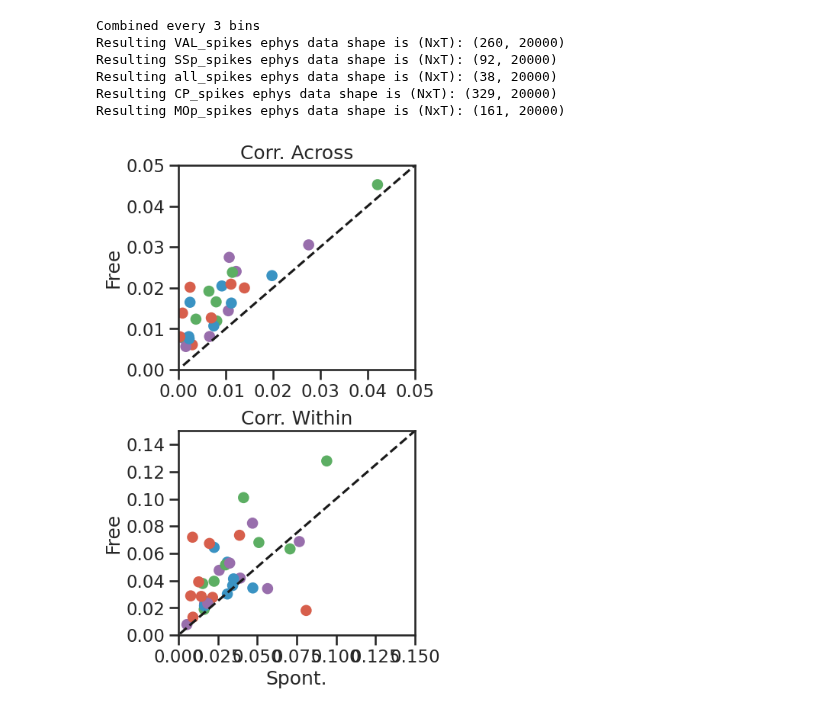
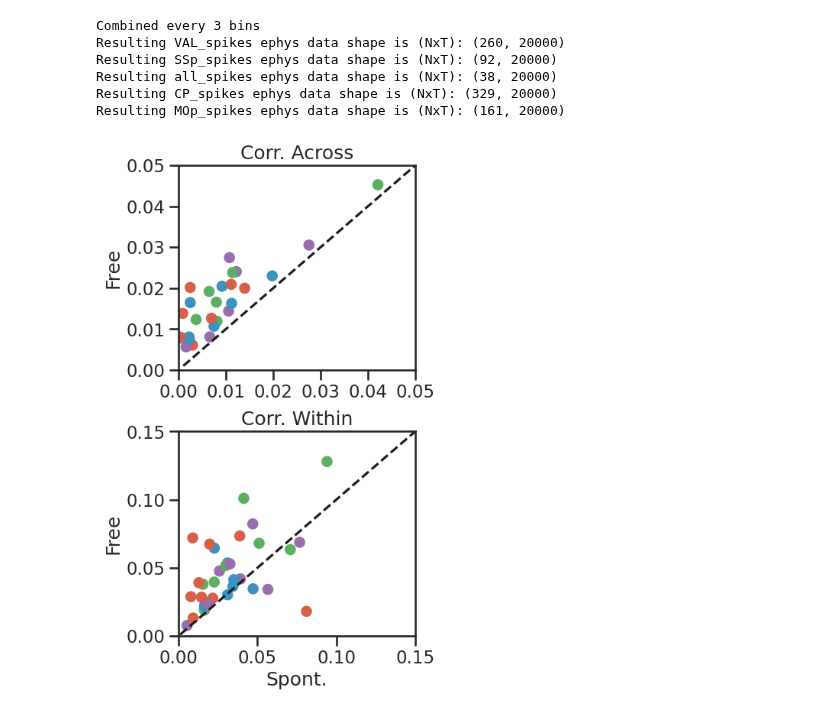
Before and after one commit to martinesparza/earthquake-analysis, a Jupyter notebook: notebooks/pipelines/rrr.ipynb, the cells around one changed output. Saved outputs shown, nothing was run; the diff lists cells and outputs as text; code cells hidden in the pictures.

```diff
--- a/notebooks/pipelines/rrr.ipynb
+++ b/notebooks/pipelines/rrr.ipynb
@@ -1018,35 +1015,44 @@ Resulting all_spikes ephys data shape is (NxT): (38, 20000)
 Resulting CP_spikes ephys data shape is (NxT): (329, 20000)
 Resulting MOp_spikes ephys data shape is (NxT): (161, 20000)
 # %%
+from pathlib import Path
 with plt.style.context('seaborn-v0_8-bright'):
     sns.set_theme(context='talk', style='ticks')
     fig, ax = plt.subplots(2, 1, figsize=(4, 8), gridspec_kw={'hspace': 0.3})
 
     for session in sessions:
 
         ax[0].scatter(x=np.abs(corr_across[session]['intertrial']), y=np.abs(corr_across[session]['free']), c=[getattr(colors, f"{area}_light") for area in areas])
         ax[1].scatter(x=np.abs(corr_within[session]['intertrial']), y=np.abs(corr_within[session]['free']), c=[getattr(colors, f"{area}_light") for area in areas])
 
     ax[0].plot(np.arange(0.001, 1, 0.001), np.arange(0.001, 1, 0.001), 'k--')
 
 
     ax[1].set_xlabel('Spont.')
     ax[0].set_ylabel('Free')
     ax[1].set_ylabel('Free')
 
 
 
     ax[0].set_xlim([0, 0.05])
     ax[0].set_ylim([0, 0.05])
     ax[0].set_title('Corr. Across')
 
     ax[1].plot(np.arange(0.001, 1, 0.001), np.arange(0.001, 1, 0.001), 'k--')
     ax[1].set_xlim([0, 0.15])
     ax[1].set_ylim([0, 0.15])
+    ax[1].set_yticks(np.arange(0, 0.20, 0.05))
+    ax[1].set_xticks(np.arange(0, 0.20, 0.05))
+
 
 
     ax[1].set_title('Corr. Within')
 
+
+figpath = Path('/home/me24/tmp_results')
+
+fig.savefig(figpath / 'corre_across_within.pdf', bbox_inches='tight')
+
 plt.show()
 # %% [output]
-[figure, old version]
+[figure, new version]
```
Also changed, not shown: parts of 1 cell of this notebook, 3 other files.
